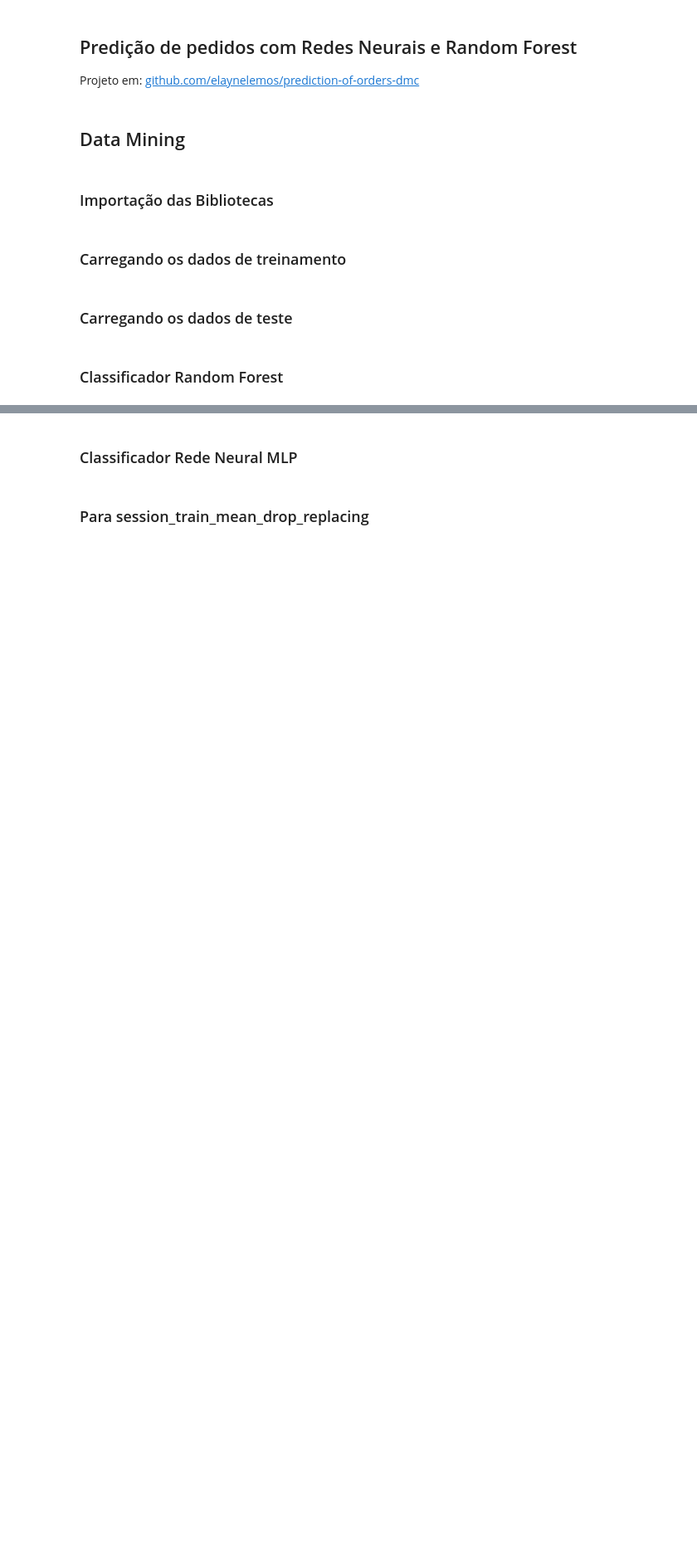
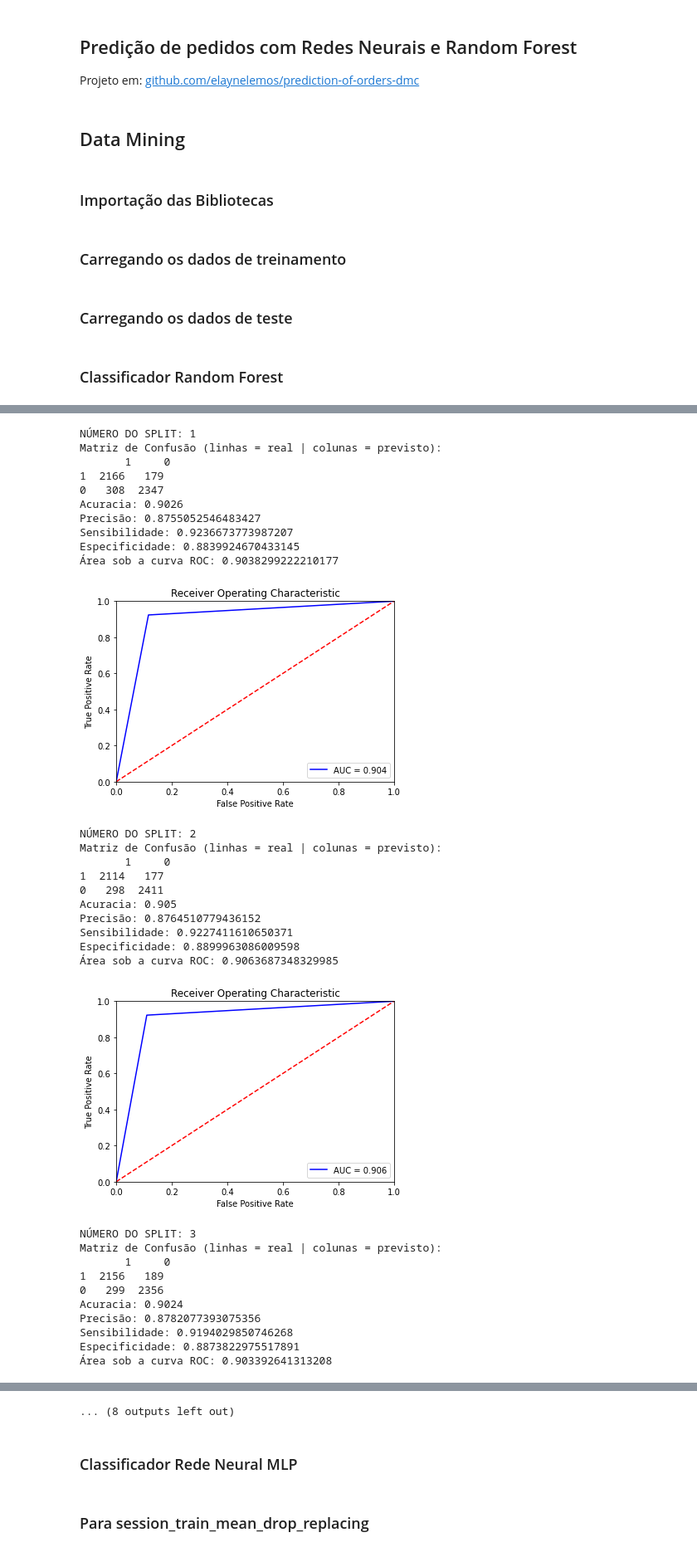
Before and after one commit to elaynelemos/prediction-of-orders-dmc, a Jupyter notebook: DataMining-Avaliation_testing.ipynb, the cells around one changed output, grey strips where cells are left out. Shown at 83% size. Drawn from its saved outputs; the diff is of its cells as text; code cells hidden in the pictures; blank space fills up the shorter version.

```diff
--- a/DataMining-Avaliation_testing.ipynb
+++ b/DataMining-Avaliation_testing.ipynb
@@ -503,9 +515,8 @@ Especificidade: 0.9741315594974131
 #Classificador Random Forest
 ## Para session_train_min_replacing
 
-#DATA MINING
-#RC_min_replacing = RandomForestClassifier(n_estimators=100, max_features=10)
-#RC_min_replacing.fit(session_train_X_min_replacing, session_train_y_min_replacing.order.to_numpy())
+#MODEL
+RC_min_replacing = RandomForestClassifier(n_estimators=250, max_features=10)
 
 #CROSS-VALIDATION
 X = session_train_X_min_replacing
@@ -513,18 +524,17 @@ y = session_train_y_min_replacing
 kf = KFold(n_splits=10, random_state=42, shuffle=True)
 split_num = 1
 for train_index, test_index in kf.split(X):
-    print("\n NÚMERO DO SPLIT:", split_num)
+    print("\nNÚMERO DO SPLIT:", split_num)
     split_num += 1
     X_train, X_test = X.iloc[train_index], X.iloc[test_index]
     y_train, y_test = y.iloc[train_index], y.iloc[test_index]
 
     #DATA MINING
-    RC_min_replacing = RandomForestClassifier(n_estimators=100, max_features=10)
     RC_min_replacing.fit(X_train, y_train.order.to_numpy())
 
     #AVALIAÇÃO
     #Passo 1: Recuperar a resposta do modelo para o conjunto de teste e armazenar em um vetor
-    y_pred = RC_mean_drop_replacing.predict(X_test)
+    y_pred = RC_min_replacing.predict(X_test)
 
     #Passo 2: Gerar a Matriz de Confusão (linhas = real | colunas = previsto)
     cm = confusion_matrix(y_test, y_pred)
@@ -550,32 +560,65 @@ for train_index, test_index in kf.split(X):
     print("Acuracia:", acuracia)
 
     ##Calculando a precisão do modelo
     precisao = a / (a + b)
     print("Precisão:", precisao)
 
     ##Calculando a sensibilidade do modelo
     sensibilidade = a / (a + c)
     print("Sensibilidade:", sensibilidade)
 
     ##Calculando a especificidade do modelo
     especificidade = d / (b + d)
     print("Especificidade:", especificidade)
 
     ##Calculando a área sob a curva ROC
     roc_auc = roc_auc_score(y_test, y_pred)
     print("Área sob a curva ROC:", roc_auc)
 
     ##Gerando o gráfico da área sob a curva ROC
     fpr, tpr, _ = metrics.roc_curve(y_test, y_pred)
     plt.title('Receiver Operating Characteristic')
     plt.plot(fpr, tpr, 'b', label = 'AUC = %0.3f' % roc_auc)
     plt.legend(loc = 'lower right')
     plt.plot([0, 1], [0, 1],'r--')
     plt.xlim([0, 1])
     plt.ylim([0, 1])
     plt.ylabel('True Positive Rate')
     plt.xlabel('False Positive Rate')
     plt.show()
 
-    #Gerando a base de predição:
-    #RC_y_pred_min_replacing = RC_min_replacing.predict(session_test_X_min_replacing)
+#Gerando a base de predição:
+#RC_y_pred_min_replacing = RC_min_replacing.predict(session_test_X_min_replacing)
+# %% [output]
+NÚMERO DO SPLIT: 1
+Matriz de Confusão (linhas = real | colunas = previsto):
+       1     0
+1  2166   179
+0   308  2347
+Acuracia: 0.9026
+Precisão: 0.8755052546483427
+Sensibilidade: 0.9236673773987207
+Especificidade: 0.8839924670433145
+Área sob a curva ROC: 0.9038299222210177
+[figure, added]
+NÚMERO DO SPLIT: 2
+Matriz de Confusão (linhas = real | colunas = previsto):
+       1     0
+1  2114   177
+0   298  2411
+Acuracia: 0.905
+Precisão: 0.8764510779436152
+Sensibilidade: 0.9227411610650371
+Especificidade: 0.8899963086009598
+Área sob a curva ROC: 0.9063687348329985
+[figure, added]
+NÚMERO DO SPLIT: 3
+Matriz de Confusão (linhas = real | colunas = previsto):
+       1     0
+1  2156   189
+0   299  2356
+Acuracia: 0.9024
+Precisão: 0.8782077393075356
+Sensibilidade: 0.9194029850746268
+Especificidade: 0.8873822975517891
+Área sob a curva ROC: 0.903392641313208
@@ -582,3 +659,4 @@ for train_index, test_index in kf.split(X):
+... (8 outputs left out)
 # %% [markdown]
 ### Classificador Rede Neural MLP
 # %% [markdown]
```
Also changed, not shown: parts of 8 cells of this notebook.
